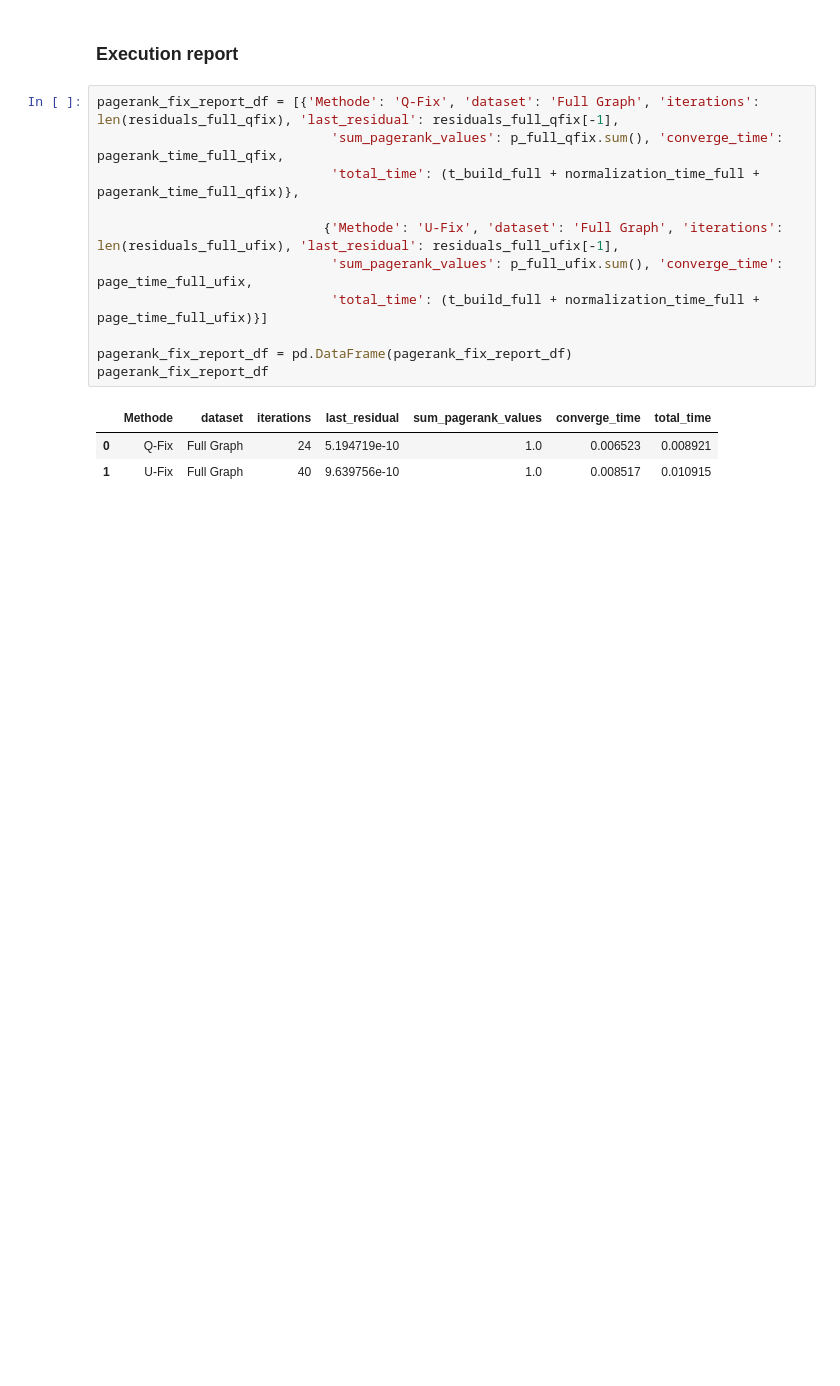
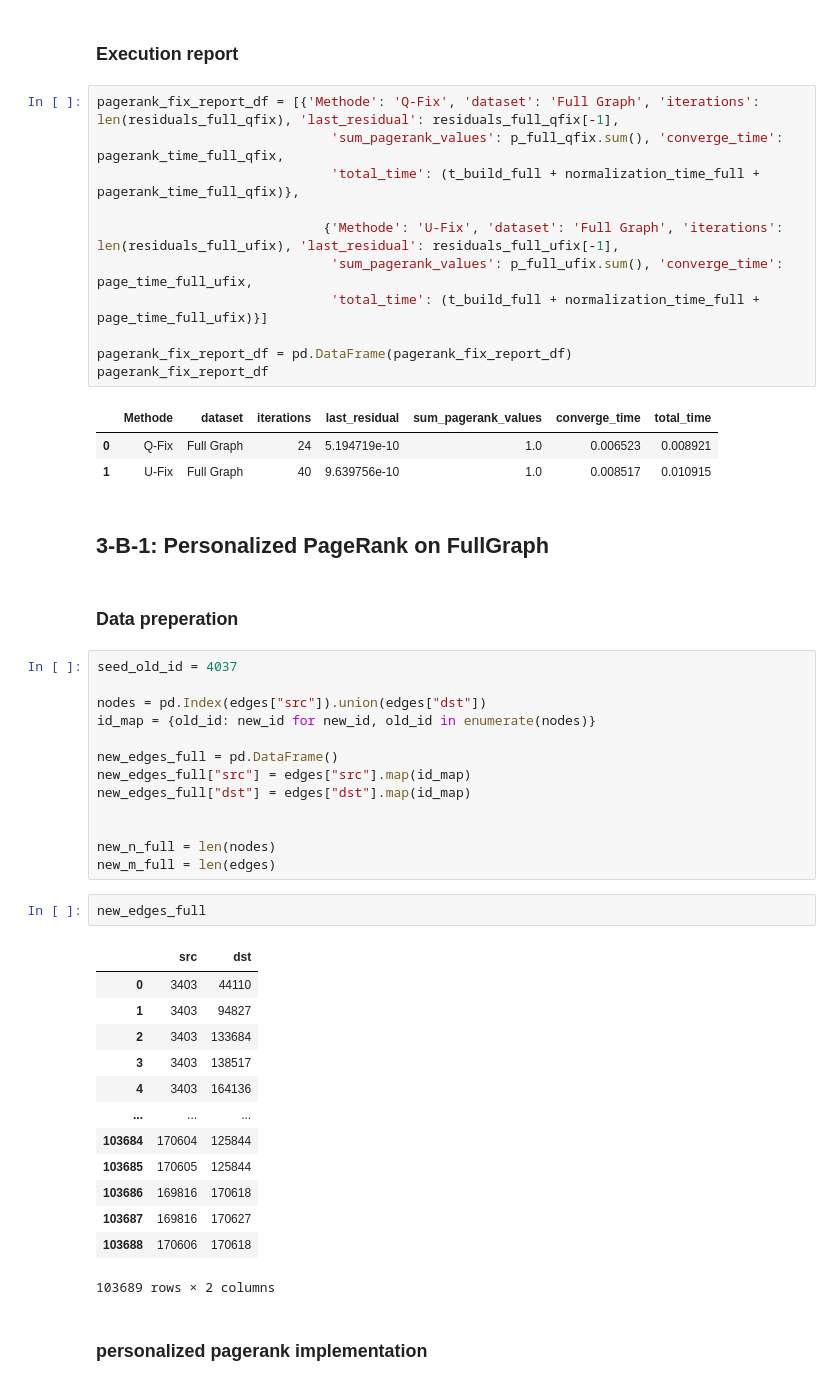
Before and after one commit to pouriaSameti/Mathematics-For-Data-Science, a Jupyter notebook: Project 3/notebook.ipynb, the cells around one changed output. Drawn from its saved outputs; the diff is of its cells as text; blank space fills up the shorter version.

Commit message:
Project 3: Add Personalized PageRank on Full Graph.

```diff
--- a/Project 3/notebook.ipynb
+++ b/Project 3/notebook.ipynb
@@ -786,3 +785,38 @@ pagerank_fix_report_df
 |  | Methode | dataset | iterations | last_residual | sum_pagerank_values | converge_time | total_time |
 | 0 | Q-Fix | Full Graph | 24 | 5.194719e-10 | 1.0 | 0.006523 | 0.008921 |
 | 1 | U-Fix | Full Graph | 40 | 9.639756e-10 | 1.0 | 0.008517 | 0.010915 |
+# %% [markdown]
+## 3-B-1: Personalized PageRank on FullGraph
+# %% [markdown]
+### Data preperation
+# %%
+seed_old_id = 4037
+
+nodes = pd.Index(edges["src"]).union(edges["dst"])
+id_map = {old_id: new_id for new_id, old_id in enumerate(nodes)}
+
+new_edges_full = pd.DataFrame()
+new_edges_full["src"] = edges["src"].map(id_map)
+new_edges_full["dst"] = edges["dst"].map(id_map)
+
+
+new_n_full = len(nodes)
+new_m_full = len(edges)
+# %%
+new_edges_full
+# %% [output]
+|  | src | dst |
+| 0 | 3403 | 44110 |
+| 1 | 3403 | 94827 |
+| 2 | 3403 | 133684 |
+| 3 | 3403 | 138517 |
+| 4 | 3403 | 164136 |
+| ... | ... | ... |
+| 103684 | 170604 | 125844 |
+| 103685 | 170605 | 125844 |
+| 103686 | 169816 | 170618 |
+| 103687 | 169816 | 170627 |
+| 103688 | 170606 | 170618 |
+103689 rows × 2 columns
+# %% [markdown]
+### personalized pagerank implementation
```
Also changed, not shown: parts of 6 cells of this notebook.
